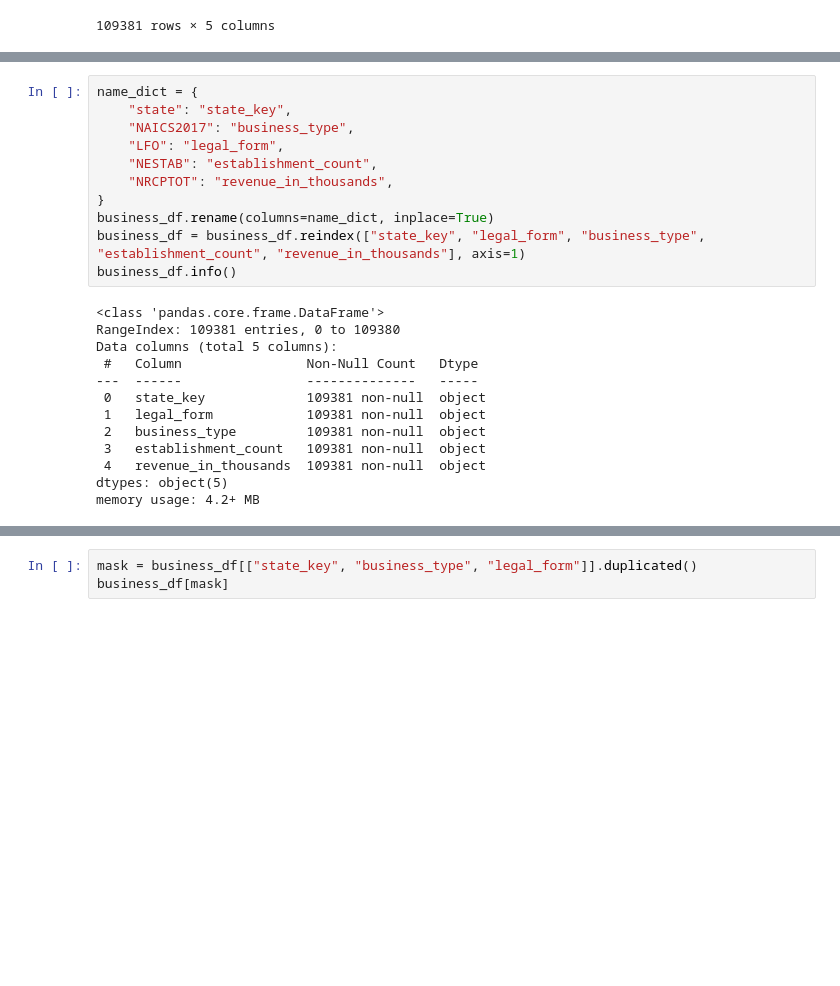
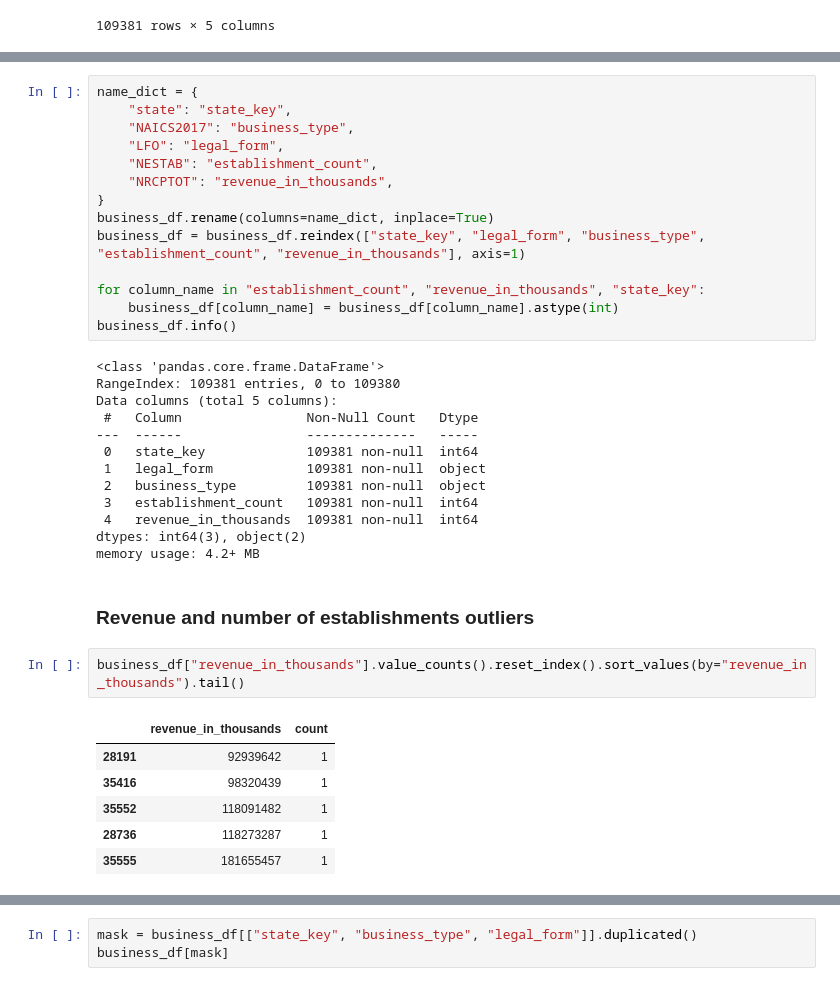
Before and after one commit to jsf80238/data_science, a Jupyter notebook: notebooks/death_rate.ipynb, the cells around one changed output, grey strips where cells are left out. Drawn from its saved outputs; the diff is of its cells as text; blank space fills up the shorter version.

```diff
--- a/notebooks/death_rate.ipynb
+++ b/notebooks/death_rate.ipynb
@@ -435,6 +507,9 @@ name_dict = {
 }
 business_df.rename(columns=name_dict, inplace=True)
 business_df = business_df.reindex(["state_key", "legal_form", "business_type", "establishment_count", "revenue_in_thousands"], axis=1)
+
+for column_name in "establishment_count", "revenue_in_thousands", "state_key":
+    business_df[column_name] = business_df[column_name].astype(int)
 business_df.info()
 # %% [output]
 <class 'pandas.core.frame.DataFrame'>
@@ -442,10 +517,21 @@ RangeIndex: 109381 entries, 0 to 109380
 Data columns (total 5 columns):
  #   Column                Non-Null Count   Dtype
 ---  ------                --------------   -----
- 0   state_key             109381 non-null  object
+ 0   state_key             109381 non-null  int64
  1   legal_form            109381 non-null  object
  2   business_type         109381 non-null  object
- 3   establishment_count   109381 non-null  object
- 4   revenue_in_thousands  109381 non-null  object
-dtypes: object(5)
+ 3   establishment_count   109381 non-null  int64
+ 4   revenue_in_thousands  109381 non-null  int64
+dtypes: int64(3), object(2)
 memory usage: 4.2+ MB
+# %% [markdown]
+### Revenue and number of establishments outliers
+# %%
+business_df["revenue_in_thousands"].value_counts().reset_index().sort_values(by="revenue_in_thousands").tail()
+# %% [output]
+|  | revenue_in_thousands | count |
+| 28191 | 92939642 | 1 |
+| 35416 | 98320439 | 1 |
+| 35552 | 118091482 | 1 |
+| 28736 | 118273287 | 1 |
+| 35555 | 181655457 | 1 |
```
Also changed, not shown: parts of 25 cells of this notebook, 1 other file.
